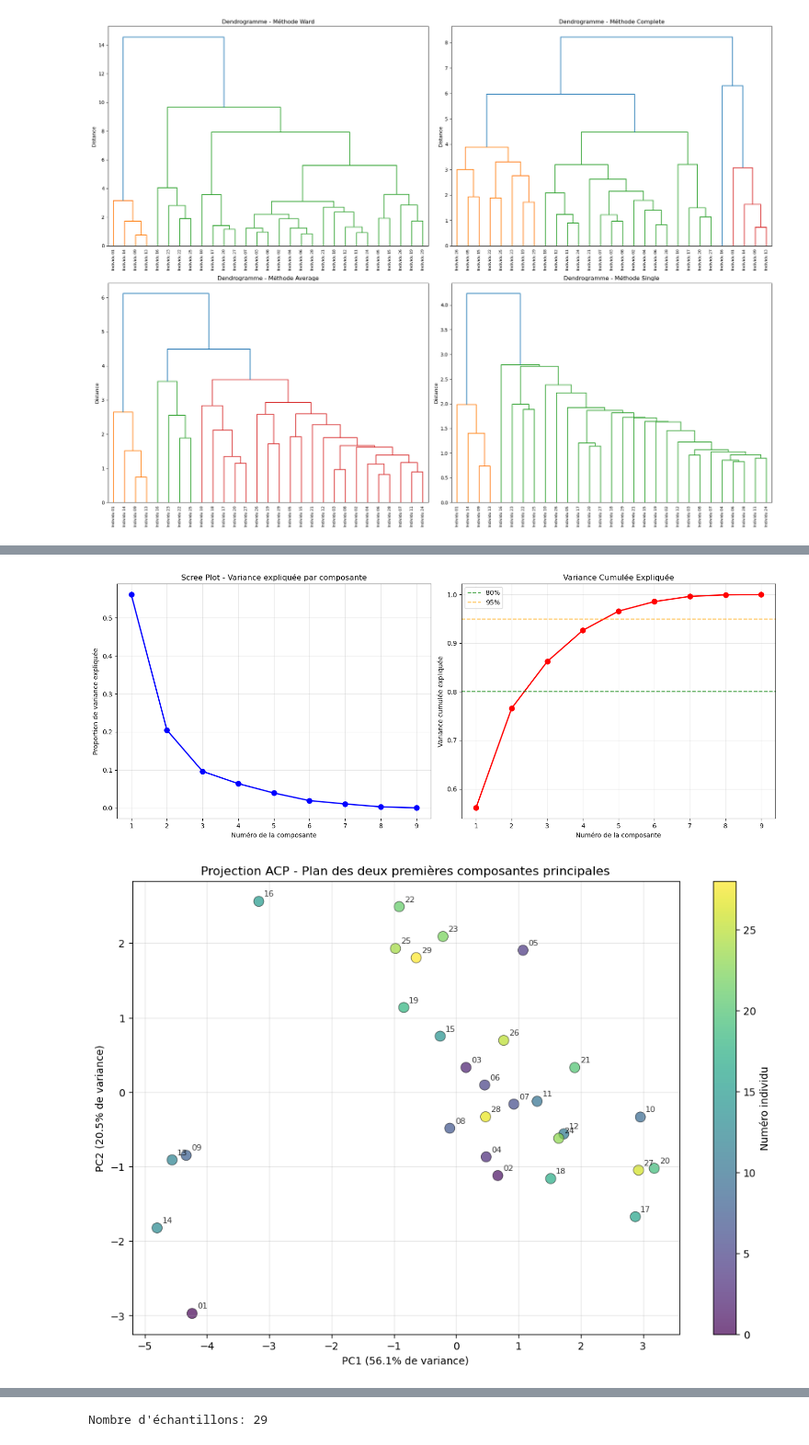
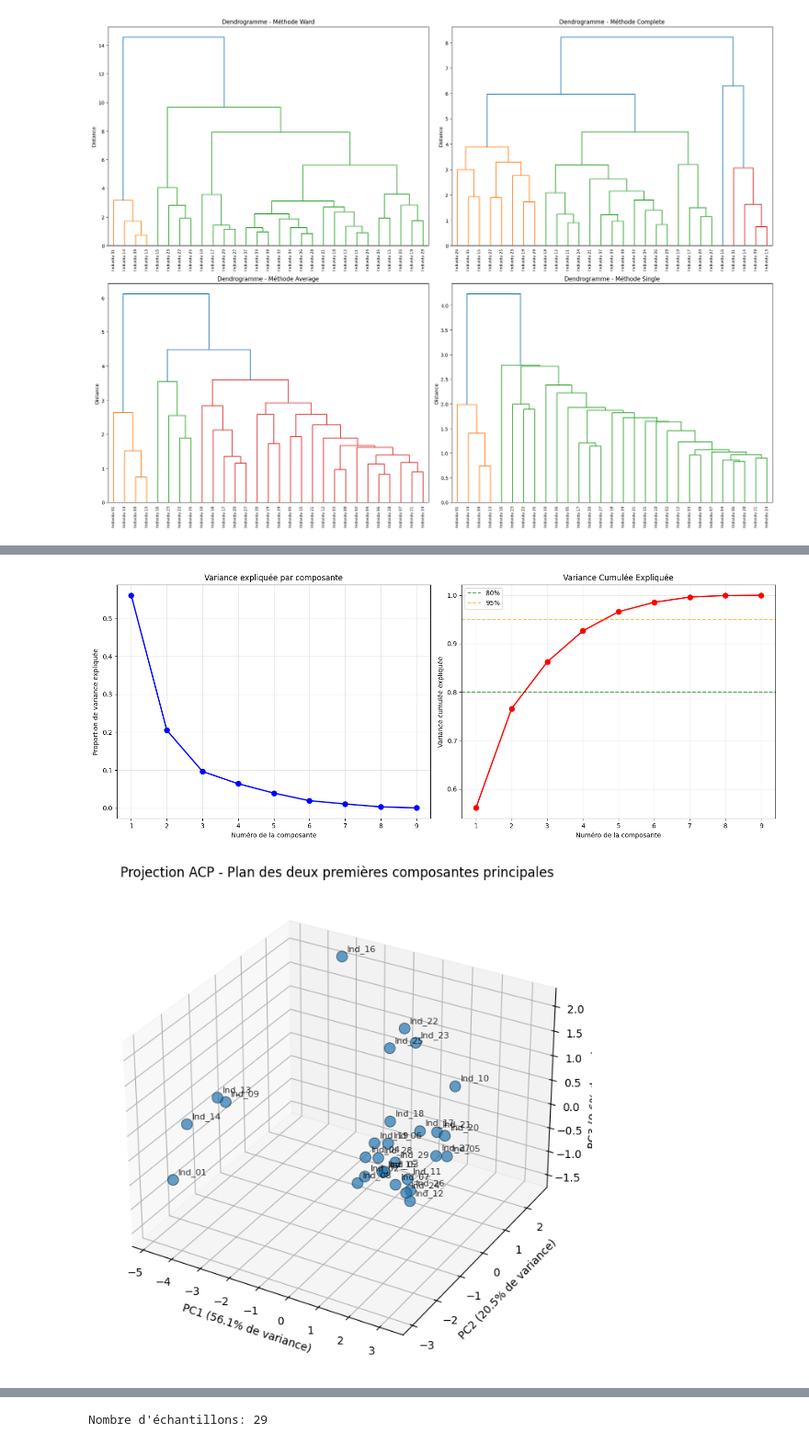
Before and after one commit to SkohTV/project-data-a3, a Jupyter notebook: electif/rendu.ipynb, the cells around one changed output, grey strips where cells are left out. Shown at 92% size. Saved outputs shown, nothing was run; the diff lists cells and outputs as text; code cells hidden in the pictures.

```diff
--- a/electif/rendu.ipynb
+++ b/electif/rendu.ipynb
@@ -846,7 +1246,7 @@ fig, (ax1, ax2) = plt.subplots(1, 2, figsize=(15, 6))
 ax1.plot(range(1, len(variance_explained) + 1), variance_explained, 'bo-', linewidth=2, markersize=8)
 ax1.set_xlabel('Numéro de la composante')
 ax1.set_ylabel('Proportion de variance expliquée')
-ax1.set_title('Scree Plot - Variance expliquée par composante')
+ax1.set_title('Variance expliquée par composante')
 ax1.grid(True, alpha=0.3)
 
 # Graphique de la variance cumulée
@@ -862,23 +1262,23 @@ ax2.grid(True, alpha=0.3)
 plt.tight_layout()
 plt.show()
 # %% [output]
-[figure, old version]
+[figure, new version]
 # %%
 # Visualisation en 2D avec les deux premières composantes principales
-plt.figure(figsize=(12, 8))
-scatter = plt.scatter(X_pca[:, 0], X_pca[:, 1], c=range(len(individus)),
-                     cmap='viridis', s=100, alpha=0.7, edgecolors='black', linewidth=0.5)
+fig = plt.figure(figsize=(8, 8))
+ax = fig.add_subplot(111, projection='3d')
+ax.scatter(X_pca[:, 0], X_pca[:, 1], X_pca[:, 2], s=100, alpha=0.7, edgecolors='black', linewidth=0.5)
 
 # Ajout des étiquettes pour chaque point
 for i, txt in enumerate(individus):
-    plt.annotate(txt.replace('Individu ', ''), (X_pca[i, 0], X_pca[i, 1]),
-                xytext=(5, 5), textcoords='offset points', fontsize=8, alpha=0.8)
+    ax.text(X_pca[i, 0]+0.1, X_pca[i, 1]+0.1, X_pca[i, 2]+0.1, txt.replace('Individu ', 'Ind_'), fontsize=8, alpha=0.8)
 
-plt.xlabel(f'PC1 ({variance_explained[0]:.1%} de variance)')
-plt.ylabel(f'PC2 ({variance_explained[1]:.1%} de variance)')
+ax.set_xlabel(f'PC1 ({variance_explained[0]:.1%} de variance)')
+ax.set_ylabel(f'PC2 ({variance_explained[1]:.1%} de variance)')
+ax.set_zlabel(f'PC3 ({variance_explained[2]:.1%} de variance)')
 plt.title('Projection ACP - Plan des deux premières composantes principales')
-plt.colorbar(scatter, label='Numéro individu')
+# plt.colorbar(scatter, label='Numéro individu')
 plt.grid(True, alpha=0.3)
 plt.show()
 # %% [output]
-[figure, old version]
+[figure, new version]
```
Also changed, not shown: parts of 116 cells of this notebook.
